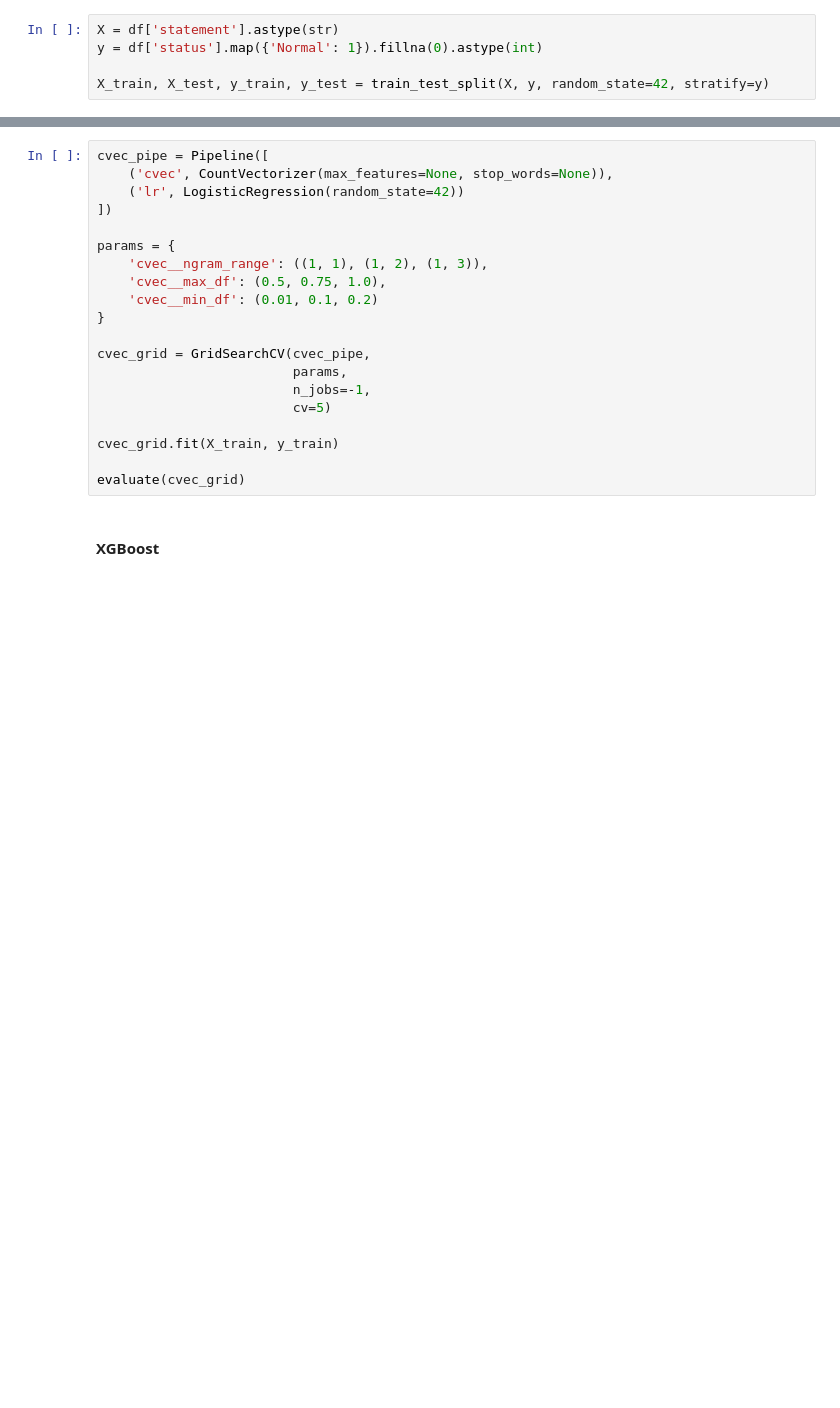
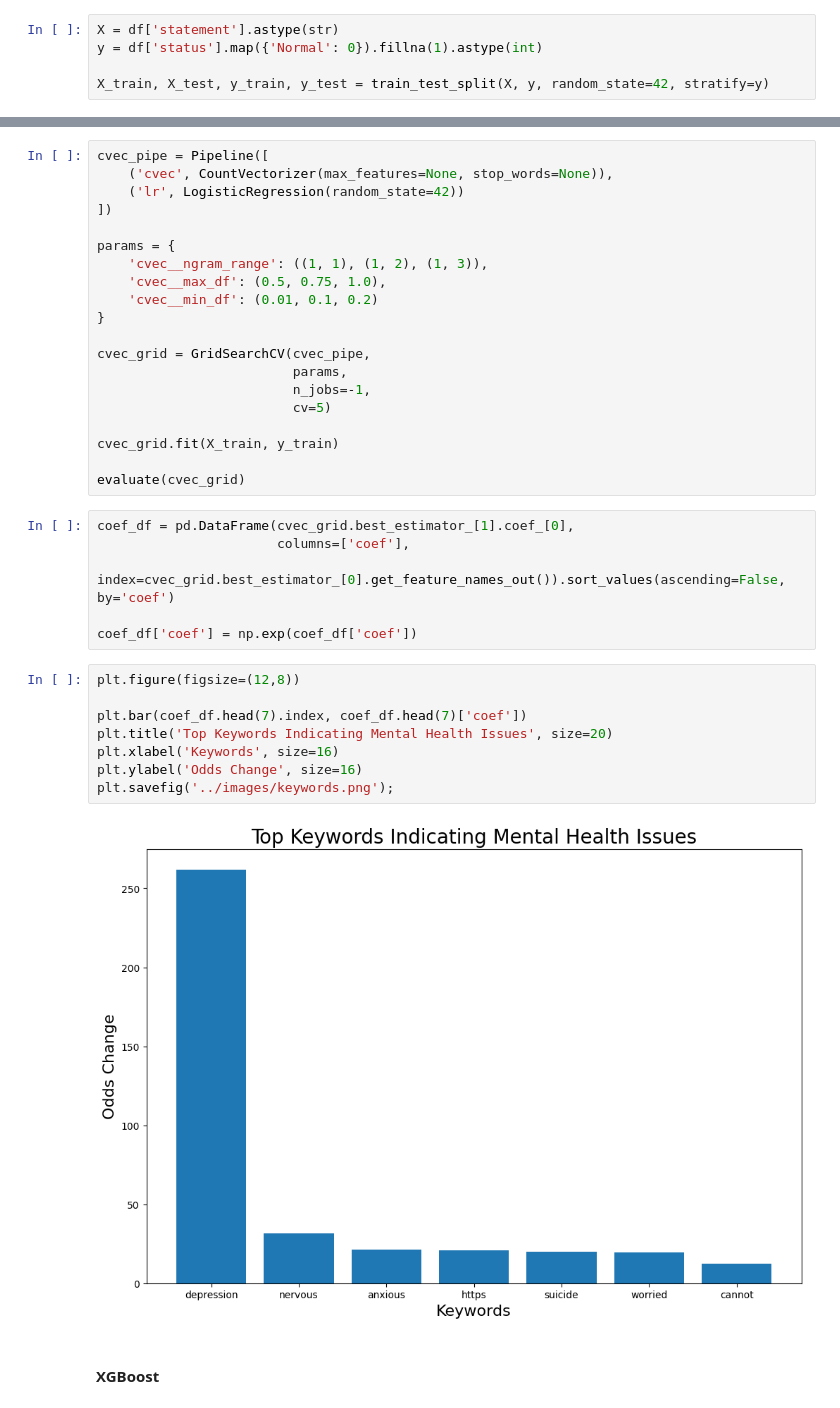
Before and after one commit to StaticVoid289/project-4, a Jupyter notebook: code/Model Tuning.ipynb, the cells around one changed output, grey strips where cells are left out. Saved outputs shown, nothing was run; the diff lists cells and outputs as text; blank space fills up the shorter version.

Commit message:
Added Slides pdf Updated model tuning with coef visualization added keyword visualization

```diff
--- a/code/Model Tuning.ipynb
+++ b/code/Model Tuning.ipynb
@@ -61,7 +66,7 @@ df = pd.read_csv('../data/sentiment.csv').drop(columns='Unnamed: 0')
 **Train/Test Split**
 # %%
 X = df['statement'].astype(str)
-y = df['status'].map({'Normal': 1}).fillna(0).astype(int)
+y = df['status'].map({'Normal': 0}).fillna(1).astype(int)
 
 X_train, X_test, y_train, y_test = train_test_split(X, y, random_state=42, stratify=y)
 # %% [markdown]
@@ -88,6 +93,22 @@ cvec_grid = GridSearchCV(cvec_pipe,
 cvec_grid.fit(X_train, y_train)
 
 evaluate(cvec_grid)
+# %%
+coef_df = pd.DataFrame(cvec_grid.best_estimator_[1].coef_[0],
+                       columns=['coef'],
+                       index=cvec_grid.best_estimator_[0].get_feature_names_out()).sort_values(ascending=False, by='coef')
+
+coef_df['coef'] = np.exp(coef_df['coef'])
+# %%
+plt.figure(figsize=(12,8))
+
+plt.bar(coef_df.head(7).index, coef_df.head(7)['coef'])
+plt.title('Top Keywords Indicating Mental Health Issues', size=20)
+plt.xlabel('Keywords', size=16)
+plt.ylabel('Odds Change', size=16)
+plt.savefig('../images/keywords.png');
+# %% [output]
+[figure, added]
 # %% [markdown]
 #### XGBoost
 # %%
```
Also changed, not shown: parts of 2 cells of this notebook, 2 other files.
